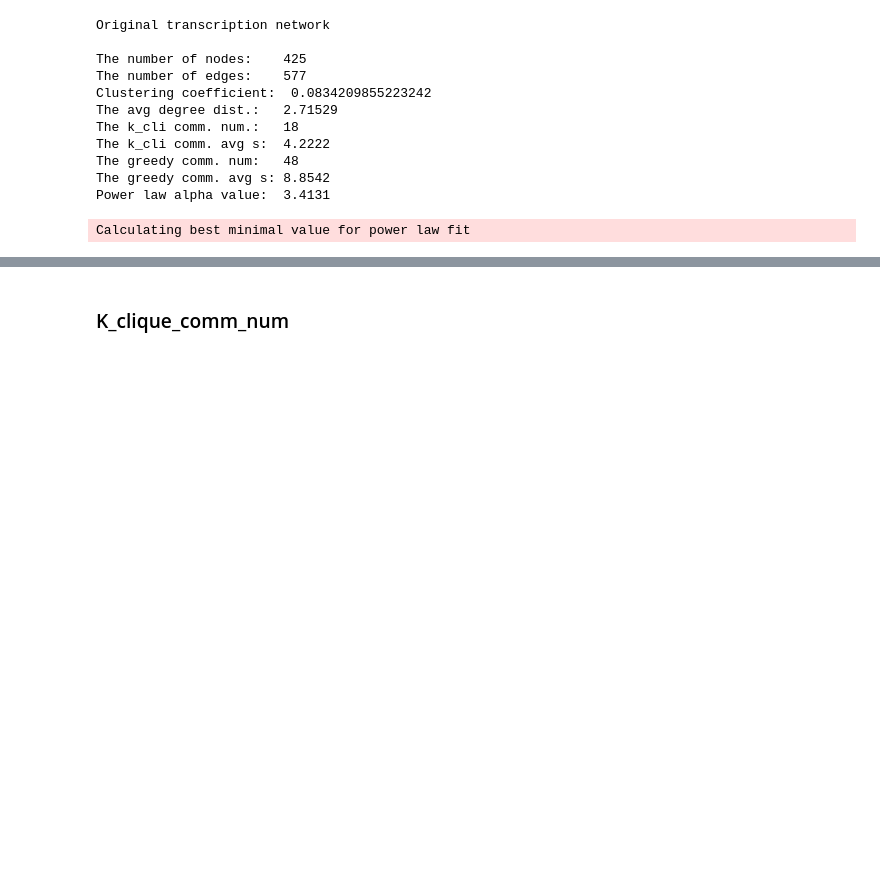
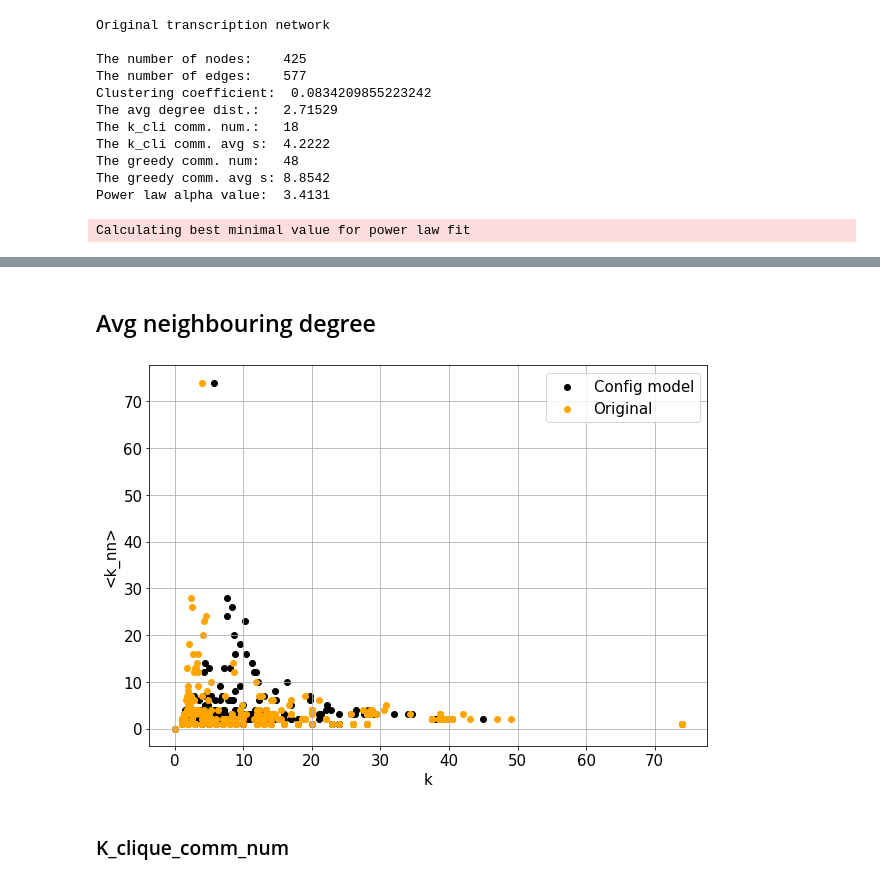
Before and after one commit to domonkoshaffner/network_visualisation, a Jupyter notebook: main_project_network.ipynb, the cells around one changed output, grey strips where cells are left out. Saved outputs shown, nothing was run; the diff lists cells and outputs as text; code cells hidden in the pictures; blank space fills up the shorter version.

Commit message:
Add avg neighbour degree distr calc and multiple new graphs

```diff
--- a/main_project_network.ipynb
+++ b/main_project_network.ipynb
@@ -1555,3 +1558,37 @@ NetworkXNotImplemented: not implemented for multigraph type
+# %% [markdown]
+## Avg neighbouring degree
+# %%
+# Neighbour clustering coefficient
+
+#protein config
+trans_config_model_graph = nx.generators.degree_seq.configuration_model(trans_deg_dist)
+avg_neighb_degree_trans_config = list(nx.algorithms.assortativity.average_neighbor_degree(trans_config_model_graph).values())
+degree_trans_config = np.array(trans_config_model_graph.degree).T[1]
+
+#trans orig
+avg_neighb_degree_trans = list(nx.algorithms.assortativity.average_neighbor_degree(trans_graph).values())
+#trans_deg_dist
+# %%
+# Plotting the results
+
+plt.figure(figsize = (10,7))
+
+plt.scatter(avg_neighb_degree_trans_config, degree_trans_config, color = 'black', label = 'Config model')
+plt.scatter(avg_neighb_degree_trans, trans_deg_dist, color = 'orange', label = 'Original')
+
+plt.xlabel('k')
+plt.ylabel('<k_nn>')
+
+#plt.yscale('log')
+
+plt.grid()
+plt.legend()
+
+#plt.savefig('config_original_trans_knn_k.jpg', dpi = 400)
+
+plt.show()
+# %% [output]
+[figure, added]
 # %% [markdown]
 ### K_clique_comm_num
 # %%
```
Also changed, not shown: parts of 33 cells of this notebook.
